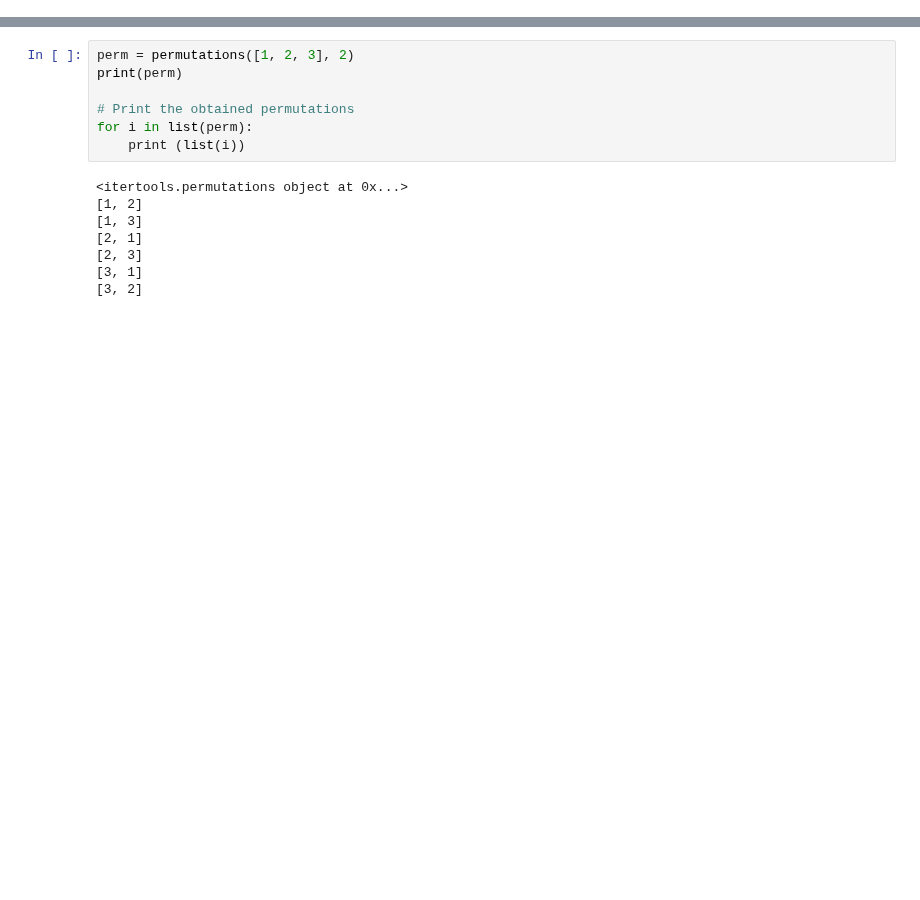
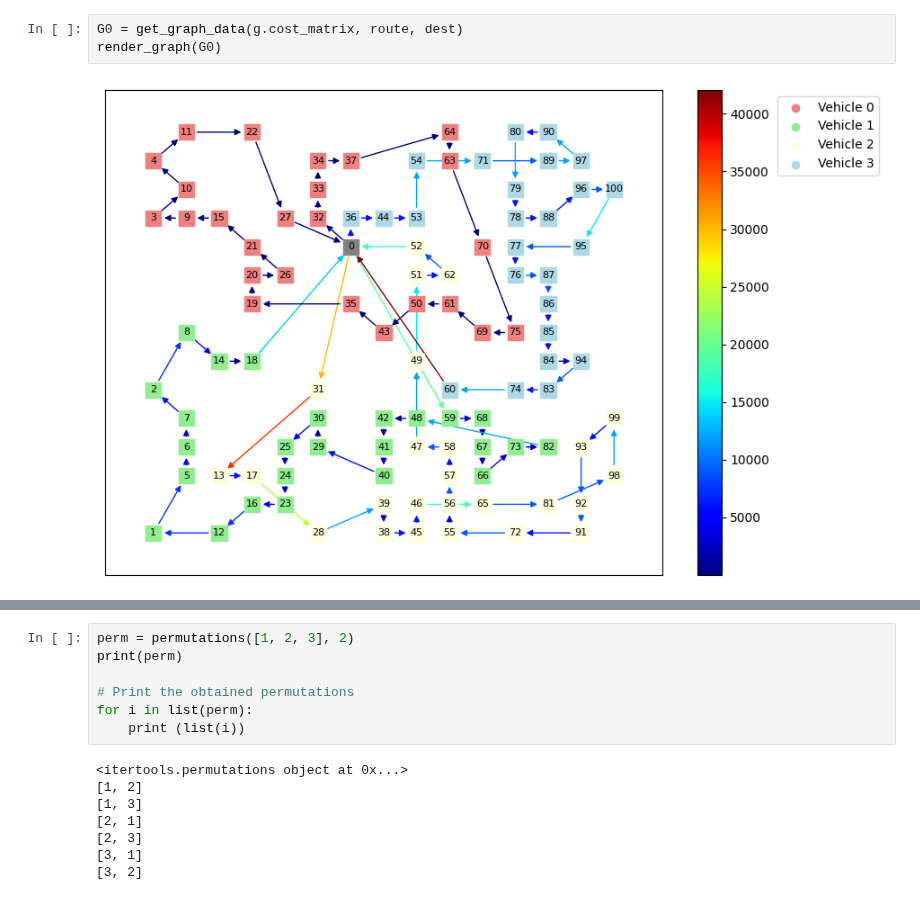
Before and after one commit to Farid-Najar/TransportersDilemma, a Jupyter notebook: RL/GNN.ipynb, the cells around one changed output, grey strips where cells are left out. Drawn from its saved outputs; the diff is of its cells as text; blank space fills up the shorter version.

```diff
--- a/RL/GNN.ipynb
+++ b/RL/GNN.ipynb
@@ -33,0 +127,5 @@ env = RemoveActionEnv(game = g, saved_routes = routes, saved_dests=dests,
+# %%
+G0 = get_graph_data(g.cost_matrix, route, dest)
+render_graph(G0)
+# %% [output]
+[figure, added]
```
Also changed, not shown: parts of 10 cells of this notebook, 18 other files.
